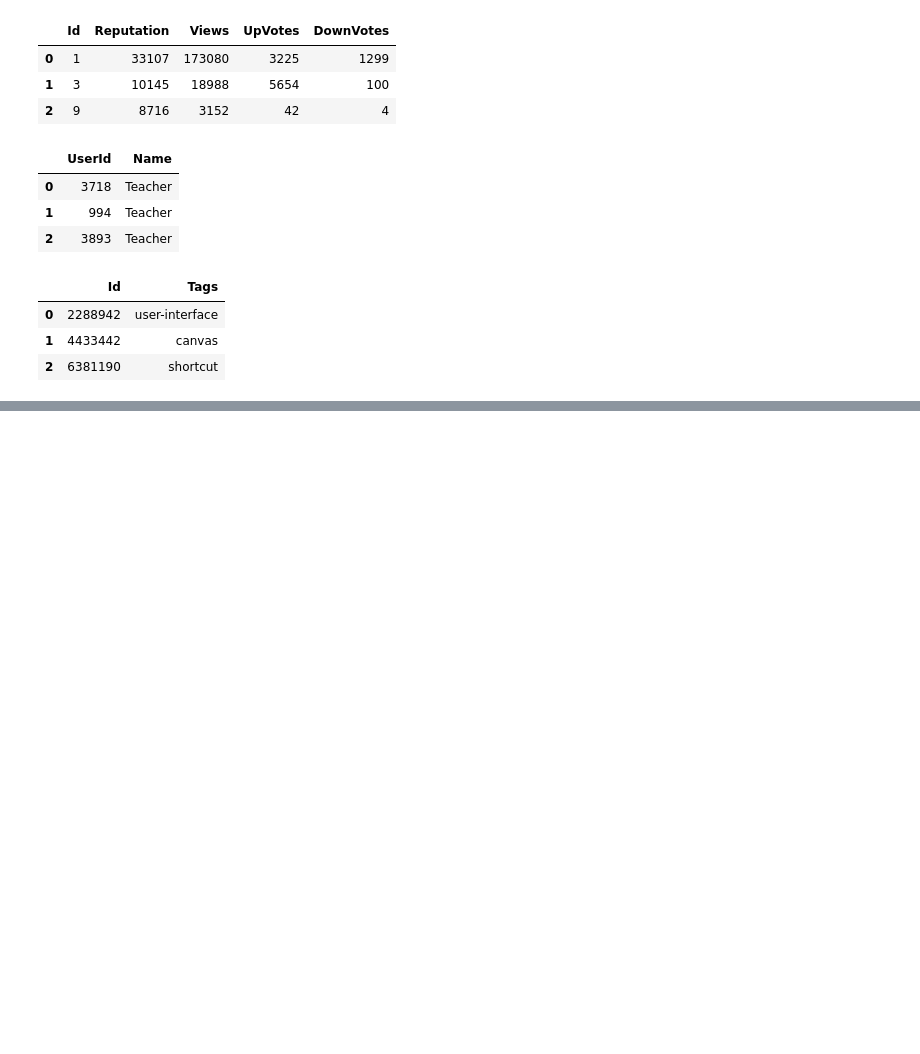
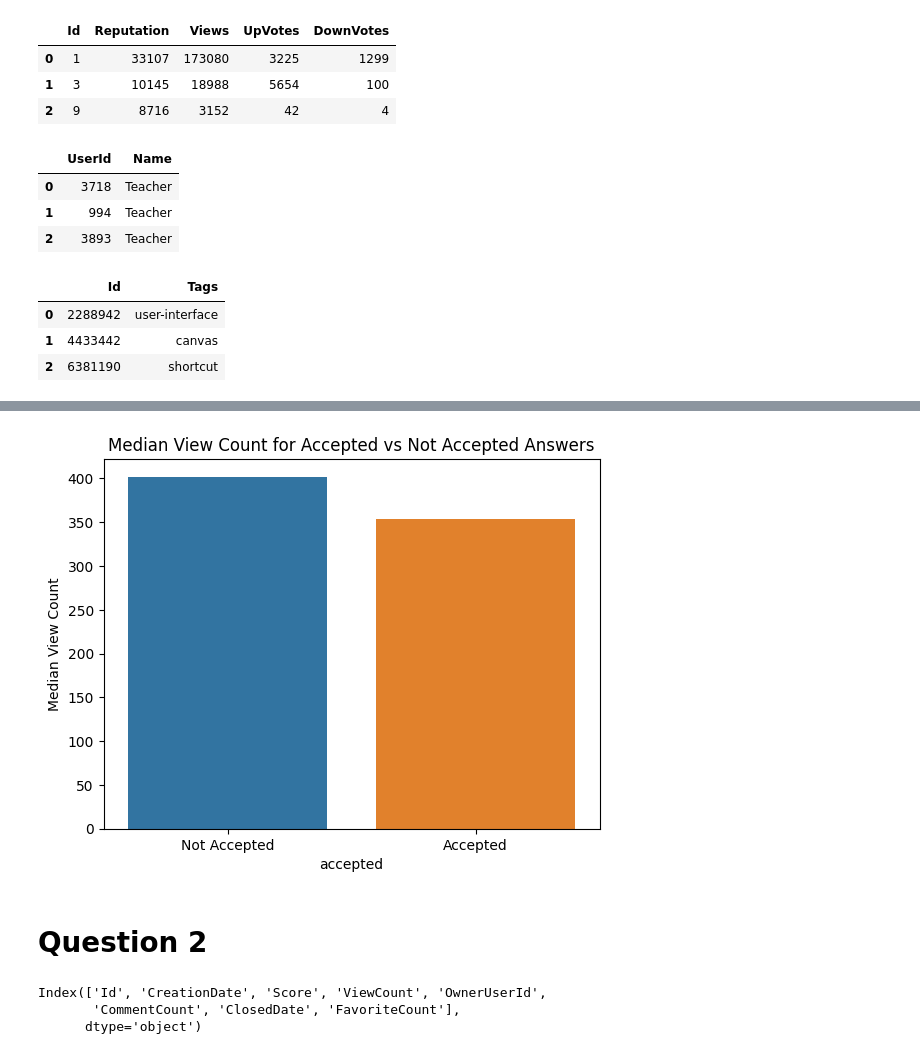
Before and after one commit to mostafa-ja/Data-Mining-fall-2023, a Jupyter notebook: Data_Mining2.ipynb, the cells around one changed output, grey strips where cells are left out. Saved outputs shown, nothing was run; the diff lists cells and outputs as text; code cells hidden in the pictures; blank space fills up the shorter version.

```diff
--- a/Data_Mining2.ipynb
+++ b/Data_Mining2.ipynb
@@ -105,0 +135,24 @@ tags.head(3)
+# %%
+import seaborn as sns
+import matplotlib.pyplot as plt
+
+# Assuming merged_Q_A is your DataFrame
+
+# Grouping by 'accepted' and calculating median view count
+median_view_count = merged_Q_A.groupby('accepted')['ViewCount'].median()
+
+# Creating a bar plot for median view count of accepted vs not accepted answers
+sns.barplot(x=median_view_count.index.map({1: 'Accepted', 0: 'Not Accepted'}), y=median_view_count.values)
+plt.ylabel('Median View Count')
+plt.title('Median View Count for Accepted vs Not Accepted Answers')
+plt.show()
+# %% [output]
+[figure, added]
+# %% [markdown]
+# Question 2
+# %%
+questions.columns
+# %% [output]
+Index(['Id', 'CreationDate', 'Score', 'ViewCount', 'OwnerUserId',
+       'CommentCount', 'ClosedDate', 'FavoriteCount'],
+      dtype='object')
```
Also changed, not shown: parts of 7 cells of this notebook.
